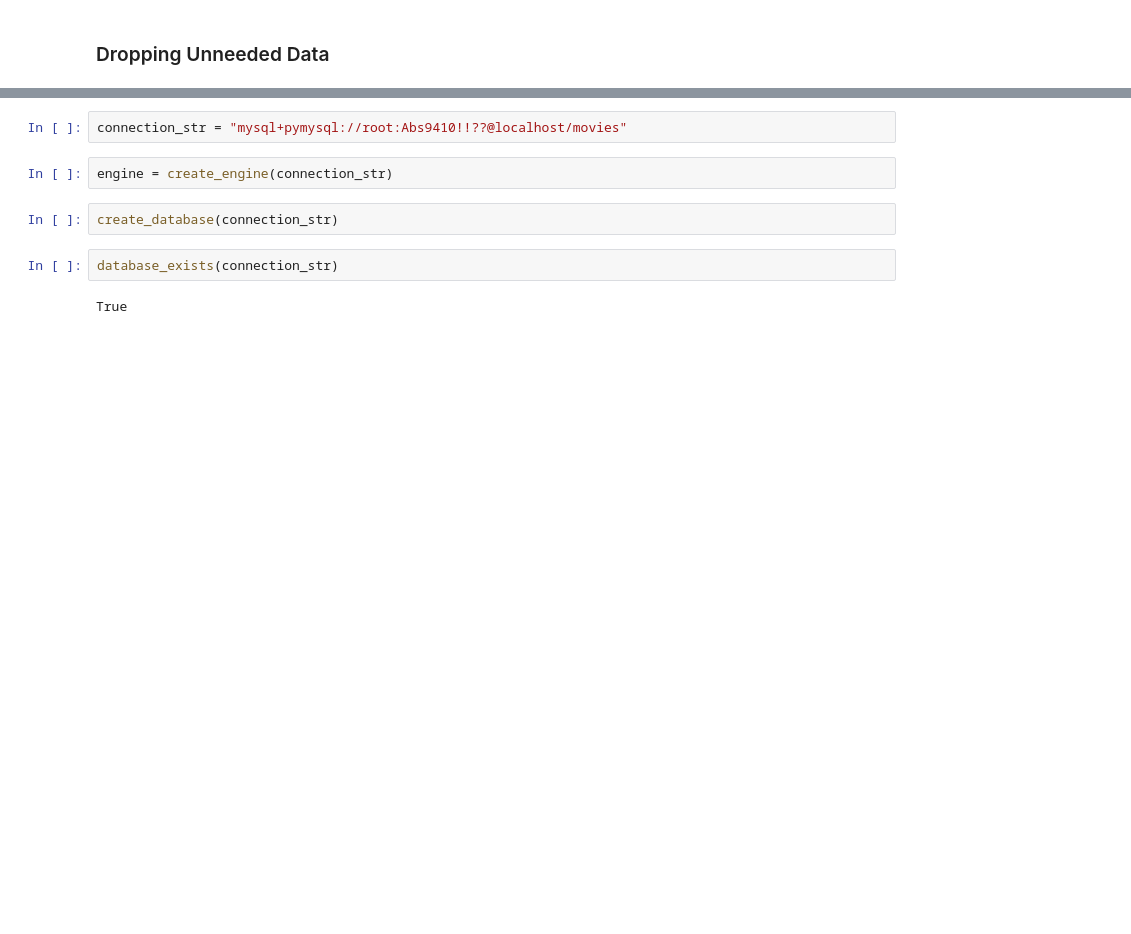
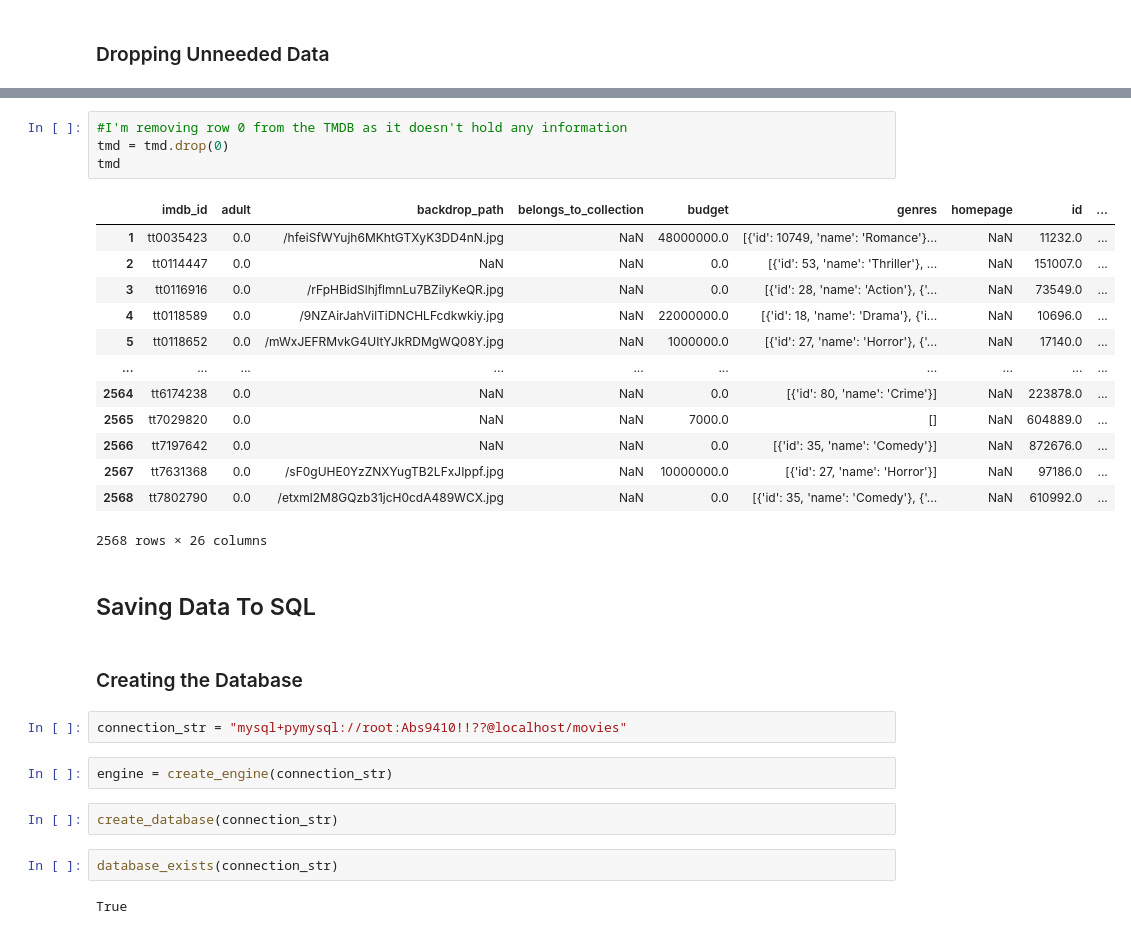
Before and after one commit to alissaleigh/IMBD-Project, a Jupyter notebook: TMDB SQL Creation.ipynb, the cells around one changed output, grey strips where cells are left out. Saved outputs shown, nothing was run; the diff lists cells and outputs as text; blank space fills up the shorter version.

```diff
--- a/TMDB SQL Creation.ipynb
+++ b/TMDB SQL Creation.ipynb
@@ -176,3 +246,25 @@ basics
+# %%
+#I'm removing row 0 from the TMDB as it doesn't hold any information
+tmd = tmd.drop(0)
+tmd
+# %% [output]
+|  | imdb_id | adult | backdrop_path | belongs_to_collection | budget | genres | homepage | id | ... |
+| 1 | tt0035423 | 0.0 | /hfeiSfWYujh6MKhtGTXyK3DD4nN.jpg | NaN | 48000000.0 | [{'id': 10749, 'name': 'Romance'}... | NaN | 11232.0 | ... |
+| 2 | tt0114447 | 0.0 | NaN | NaN | 0.0 | [{'id': 53, 'name': 'Thriller'}, ... | NaN | 151007.0 | ... |
+| 3 | tt0116916 | 0.0 | /rFpHBidSlhjflmnLu7BZilyKeQR.jpg | NaN | 0.0 | [{'id': 28, 'name': 'Action'}, {'... | NaN | 73549.0 | ... |
+| 4 | tt0118589 | 0.0 | /9NZAirJahVilTiDNCHLFcdkwkiy.jpg | NaN | 22000000.0 | [{'id': 18, 'name': 'Drama'}, {'i... | NaN | 10696.0 | ... |
+| 5 | tt0118652 | 0.0 | /mWxJEFRMvkG4UItYJkRDMgWQ08Y.jpg | NaN | 1000000.0 | [{'id': 27, 'name': 'Horror'}, {'... | NaN | 17140.0 | ... |
+| ... | ... | ... | ... | ... | ... | ... | ... | ... | ... |
+| 2564 | tt6174238 | 0.0 | NaN | NaN | 0.0 | [{'id': 80, 'name': 'Crime'}] | NaN | 223878.0 | ... |
+| 2565 | tt7029820 | 0.0 | NaN | NaN | 7000.0 | [] | NaN | 604889.0 | ... |
+| 2566 | tt7197642 | 0.0 | NaN | NaN | 0.0 | [{'id': 35, 'name': 'Comedy'}] | NaN | 872676.0 | ... |
+| 2567 | tt7631368 | 0.0 | /sF0gUHE0YzZNXYugTB2LFxJIppf.jpg | NaN | 10000000.0 | [{'id': 27, 'name': 'Horror'}] | NaN | 97186.0 | ... |
+| 2568 | tt7802790 | 0.0 | /etxml2M8GQzb31jcH0cdA489WCX.jpg | NaN | 0.0 | [{'id': 35, 'name': 'Comedy'}, {'... | NaN | 610992.0 | ... |
+2568 rows × 26 columns
+# %% [markdown]
+## Saving Data To SQL
+# %% [markdown]
+### Creating the Database
 # %%
 connection_str = "mysql+pymysql://root:Abs9410!!??@localhost/movies"
 # %%
```
Also changed, not shown: parts of 52 cells of this notebook.
